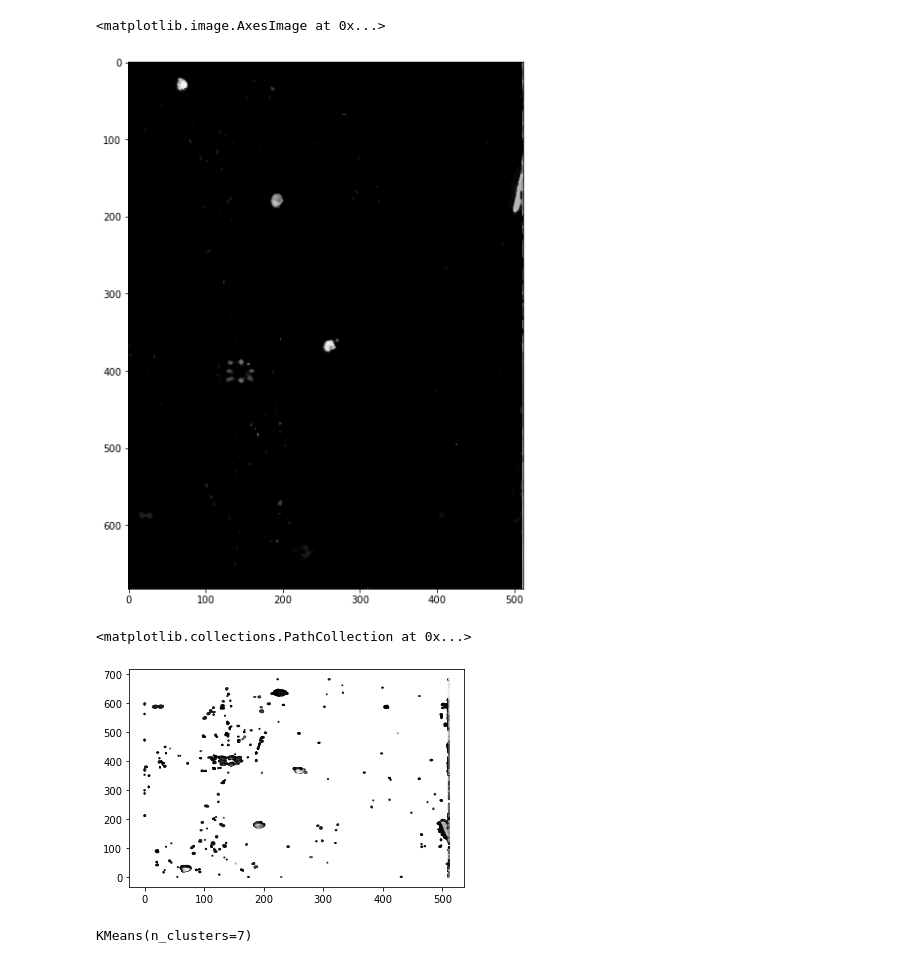
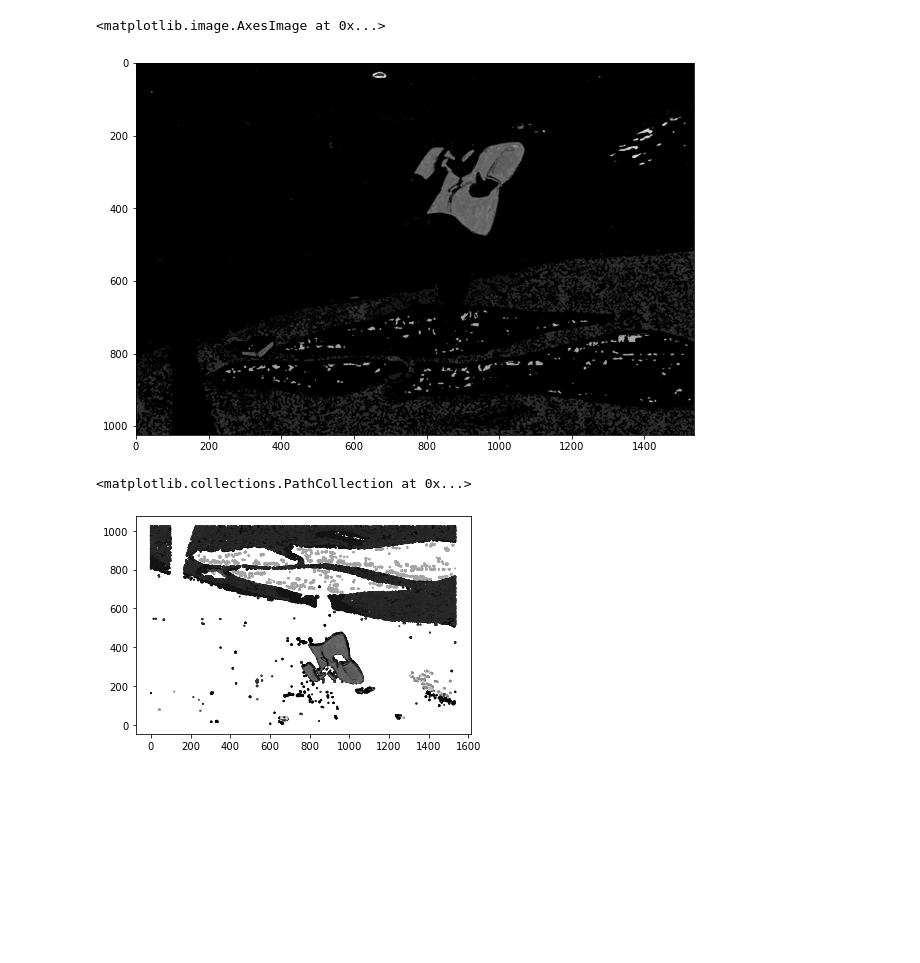
Before and after one commit to RGBPlaza/SpotTheDifferenceSolver, a Jupyter notebook: solver.ipynb, the cells around one changed output. Cells and saved outputs as stored; diff of their text form; code cells hidden in the pictures; blank space fills up the shorter version.

Commit message:
attempted on palatinate puzzle

```diff
--- a/solver.ipynb
+++ b/solver.ipynb
@@ -4,17 +4,17 @@ import numpy as np
 import matplotlib.pyplot as plt
 %matplotlib inline
 # %%
-fname = "breakfast.jpg"
-k=7
+fname = "palatinate.jpg"
+k=10
 img = cv2.imread(fname, cv2.IMREAD_COLOR)
 imgA = img[:, :img.shape[1] // 2].astype("int16")
 imgB = img[:, img.shape[1] // 2 : ].astype("int16")
 diff = cv2.cvtColor(((cv2.medianBlur(np.clip(((imgA ^ imgB) - 64), 0, 255).astype("uint8"), 5) / 255) * 255).astype("uint8"), cv2.COLOR_BGR2GRAY)
 plt.figure(figsize=(10, 10))
 plt.imshow(diff, cmap="gray")
 # %% [output]
 <matplotlib.image.AxesImage at 0x...>
-[figure, old version]
+[figure, new version]
 # %%
 data = []
 max_weight = np.max(diff)
@@ -28,13 +28,13 @@ data = np.array(data)
 plt.scatter(data[:, 0], data[:, 1], 1, c=data[:, 2], cmap="gray")
 # %% [output]
 <matplotlib.collections.PathCollection at 0x...>
-[figure, old version]
+[figure, new version]
 # %%
 from sklearn.cluster import KMeans
+import pandas as pd
 k_means = KMeans(k)
-k_means.fit(data[:, 0:2], sample_weight=data[:, 2])
+clustering = k_means.fit_predict(data[:, 0:2], sample_weight=data[:, 2])
+sizes = pd.value_counts(clustering)
-# %% [output]
-KMeans(n_clusters=7)
 # %%
 centers = k_means.cluster_centers_
 
```
Also changed, not shown: parts of 2 cells of this notebook, 1 other file.
